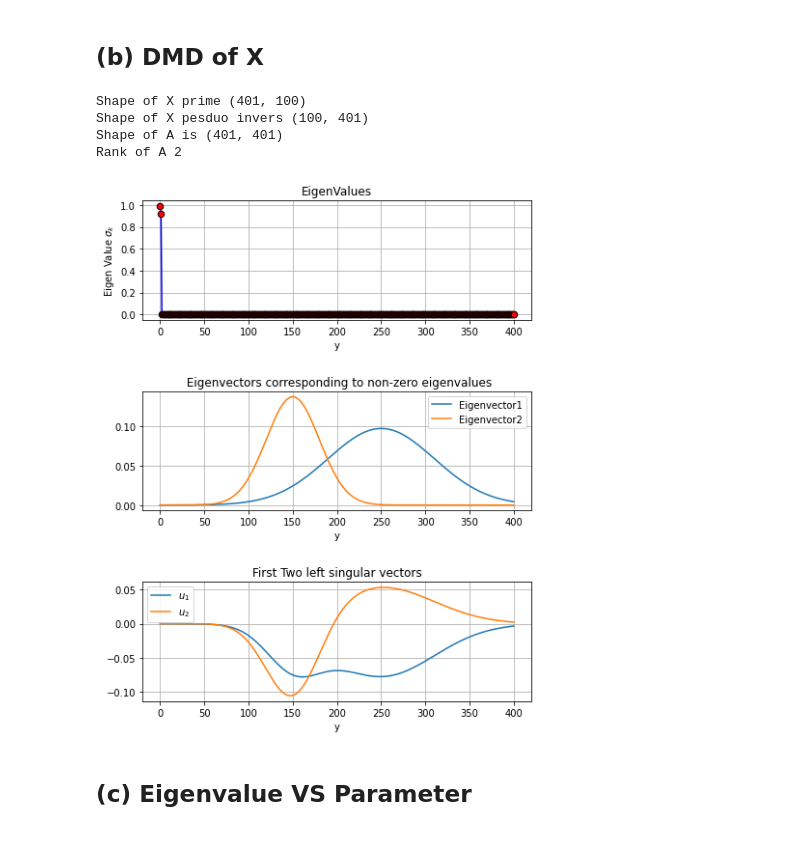
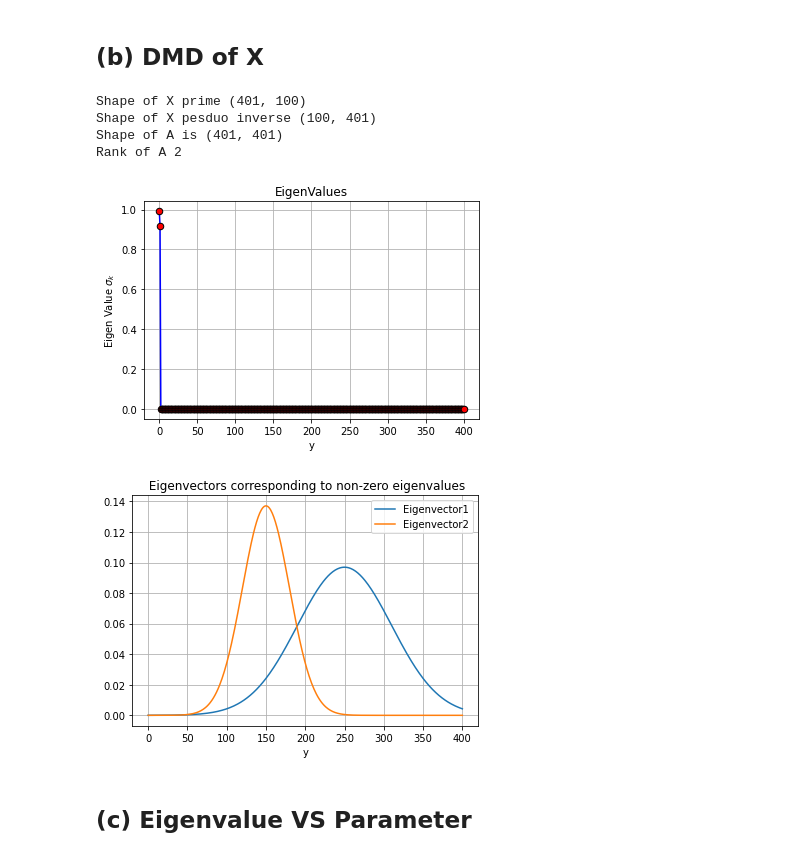
Before and after one commit to Fantasy98/HW1, a Jupyter notebook: Yuning_hw1.ipynb, the cells around one changed output. Drawn from its saved outputs; the diff is of its cells as text; code cells hidden in the pictures.

```diff
--- a/Yuning_hw1.ipynb
+++ b/Yuning_hw1.ipynb
@@ -406,7 +407,7 @@ X_forward = X[:,1::]
 ## Pseudo inverse of X[:,0:-1]
 Xinv = LA.pinv(X[:,0:-1])
 print(f"Shape of X prime {X_forward.shape}")
-print(f"Shape of X pesduo invers {Xinv.shape}")
+print(f"Shape of X pesduo inverse {Xinv.shape}")
 ## Deriving matrix A
 A = X_forward @ Xinv
 print(f"Shape of A is {A.shape}")
@@ -415,45 +416,49 @@ print(f"Rank of A {LA.matrix_rank(A)}")
 LAMB,W = LA.eig(A)
 # %% [output]
 Shape of X prime (401, 100)
-Shape of X pesduo invers (100, 401)
+Shape of X pesduo inverse (100, 401)
 Shape of A is (401, 401)
 Rank of A 2
 # %%
 ## Plot Eigenvectors corresponds to non-zero Eigenvalue
-fig, axes = plt.subplots(3,1,figsize=(7,9))
+# fig, axes = plt.subplots(3,1,figsize=(7,9))
 
 # Plot eigen values, which shows that the non-zero eigenvalues are the first 2
-axes[0].plot(LAMB,"-o",c="b",mfc="red",mec="k",markersize=6.5)
-axes[0].grid()
-axes[0].set_xlabel(r"y")
-axes[0].set_ylabel(r"Eigen Value ${\sigma}_{k}}$")
-axes[0].set_title("EigenValues")
+plt.figure(2)
+plt.plot(LAMB,"-o",c="b",mfc="red",mec="k",markersize=6.5)
+plt.grid()
+plt.xlabel(r"y")
+plt.ylabel(r"Eigen Value ${\sigma}_{k}}$")
+plt.title("EigenValues")
+plt.savefig("HW1Q6b_lambda")
+# Plot First 2 Left Singular Vectors
+plt.figure(3)
+for i in range(2):
+    plt.plot(W[:,i],label="Eigenvector{}".format(i+1))
+plt.grid()
+plt.xlabel("y")
+plt.legend()
+plt.title(" Eigenvectors corresponding to non-zero eigenvalues")
+plt.savefig("HW1Q6b_eigvector")
 
-# Plot First 2 Left Singular Vectors
-for i in range(2):
-    axes[1].plot(W[:,i],label="Eigenvector{}".format(i+1))
-axes[1].grid()
-axes[1].set_xlabel("y")
-axes[1].legend()
-axes[1].set_title(" Eigenvectors corresponding to non-zero eigenvalues")
-
-for i in range(2):
-    axes[2].plot(U[:,i],label=r"$u_{}$".format(i+1))
-axes[2].grid()
-axes[2].set_xlabel("y")
-axes[2].legend()
-axes[2].set_title("First Two left singular vectors")
+# for i in range(2):
+#     axes[2].plot(U[:,i],label=r"$u_{}$".format(i+1))
+# axes[2].grid()
+# axes[2].set_xlabel("y")
+# axes[2].legend()
+# axes[2].set_title("First Two left singular vectors")
 
 
 plt.subplots_adjust(left=0.1,
                     bottom=0.1,
                     right=0.9,
                     top=0.9,
                     wspace=0.6,
                     hspace=0.6)
-plt.savefig("HW1Q6b")
+# plt.savefig("HW1Q6b")
 # %% [output]
-[figure, old version]
+[figure, new version]
+[figure, added]
 # %% [markdown]
 ## (c) Eigenvalue VS Parameter
 # %%
```
Also changed, not shown: parts of 5 cells of this notebook, 4 other files.
